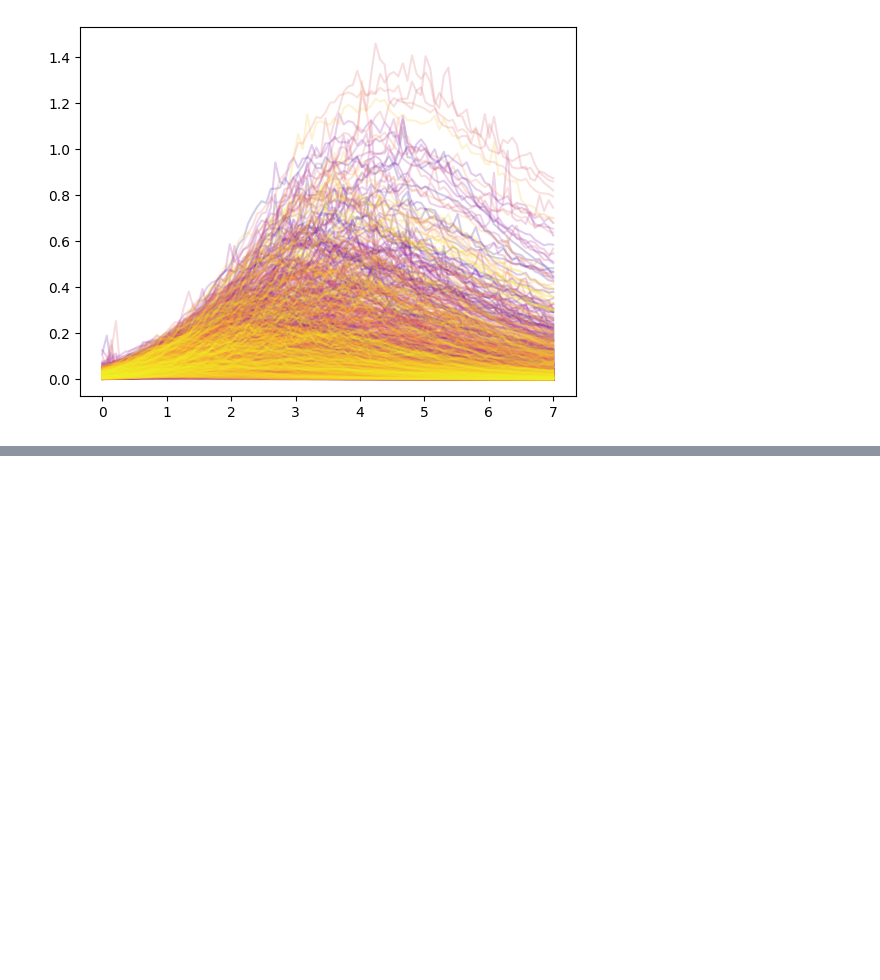
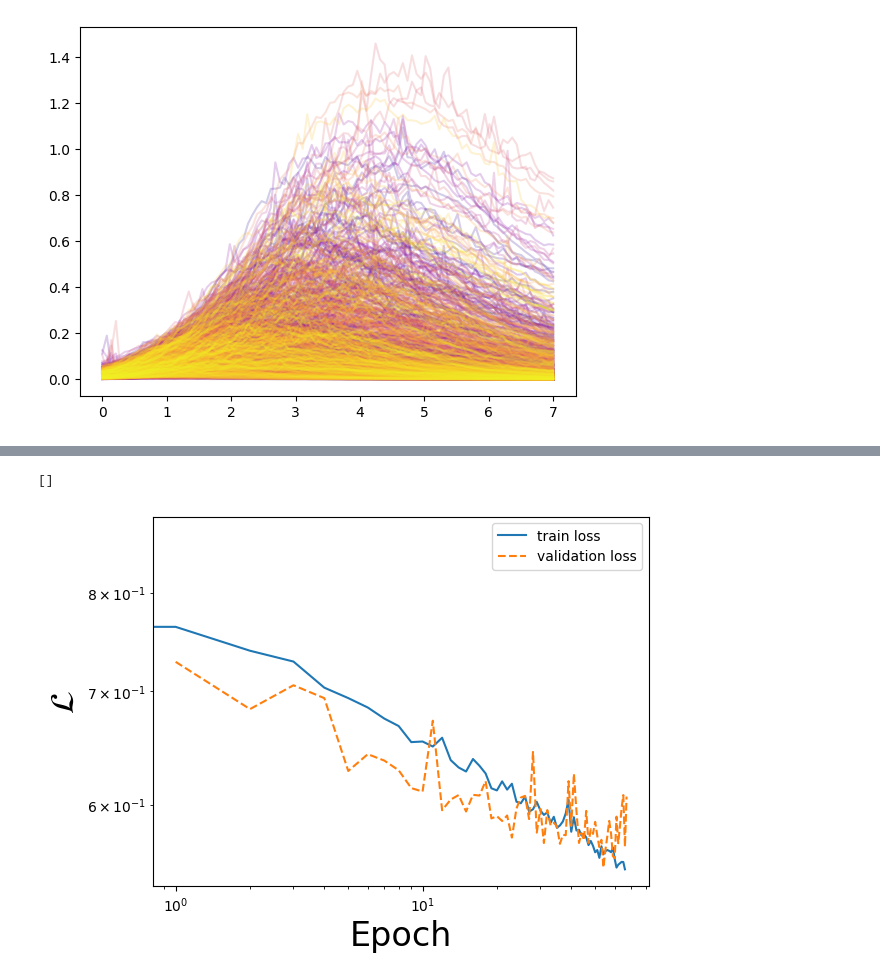
Before and after one commit to HuangLorenzo/Esame_python, a Jupyter notebook: Huang_lorenzo_ML.ipynb, the cells around one changed output, grey strips where cells are left out. Cells and saved outputs as stored; diff of their text form; code cells hidden in the pictures; blank space fills up the shorter version.

```diff
--- a/Huang_lorenzo_ML.ipynb
+++ b/Huang_lorenzo_ML.ipynb
@@ -465,0 +470,8 @@ optuna.visualization.plot_param_importances(study)
+# %%
+def create_dataset(mode, x, y, batch_size, seed):
+
+    # create the class with the dataset
+    data_set = make_dataset(mode, x, y, seed)
+
+    # create the data loader
+    return DataLoader(dataset=data_set, batch_size=batch_size, shuffle=True)
@@ -465,0 +535,7 @@ optuna.visualization.plot_param_importances(study)
+# %%
+print(SFRH_simulazioni.shape,param_simulazioni.shape)
+
+
+# get the data for training and validation
+train_loader = create_dataset('train', SFRH_simulazioni, param_simulazioni, batch_size, seed) #training data
+valid_loader = create_dataset('valid', SFRH_simulazioni, param_simulazioni, batch_size, seed) #validation data
@@ -465,0 +546,15 @@ optuna.visualization.plot_param_importances(study)
+# %%
+Nin= 100 # input size
+Nout= 6 # output size
+model = nn.Sequential(
+            nn.Linear(Nin, hidden_size),
+            nn.ReLU(),
+            # nn.Dropout(p=dropout_rate),
+            nn.Linear(hidden_size, Nout))
+
+#move it to the GPU
+model.to(device=device)                   #move the architecture to the GPU, if available
+
+# compute the number of parameters in the model
+network_total_params = sum(p.numel() for p in model.parameters())
+print('total number of parameters in the model = %d'%network_total_params)
@@ -465,0 +565,3 @@ optuna.visualization.plot_param_importances(study)
+# %%
+loss_func = nn.MSELoss()  #loss function. In this case MSE (mean squared error)
+optimizer = torch.optim.Adam(model.parameters(), lr=lr, betas=(0.5, 0.999), weight_decay=wd)
@@ -465,0 +682,13 @@ optuna.visualization.plot_param_importances(study)
+# %%
+epoche=np.arange(epoch_best_model)
+
+plt.plot(epoche,train_value[:epoch_best_model],label='train loss')
+plt.plot(epoche+1,valid_value[:epoch_best_model],ls='--',label='validation loss')
+
+plt.xlabel("Epoch", fontsize=24)
+plt.ylabel("$\mathcal{L}$", fontsize=24)
+plt.legend()
+plt.loglog()
+# %% [output]
+[]
+[figure, added]
```
Also changed, not shown: parts of 28 cells of this notebook.
